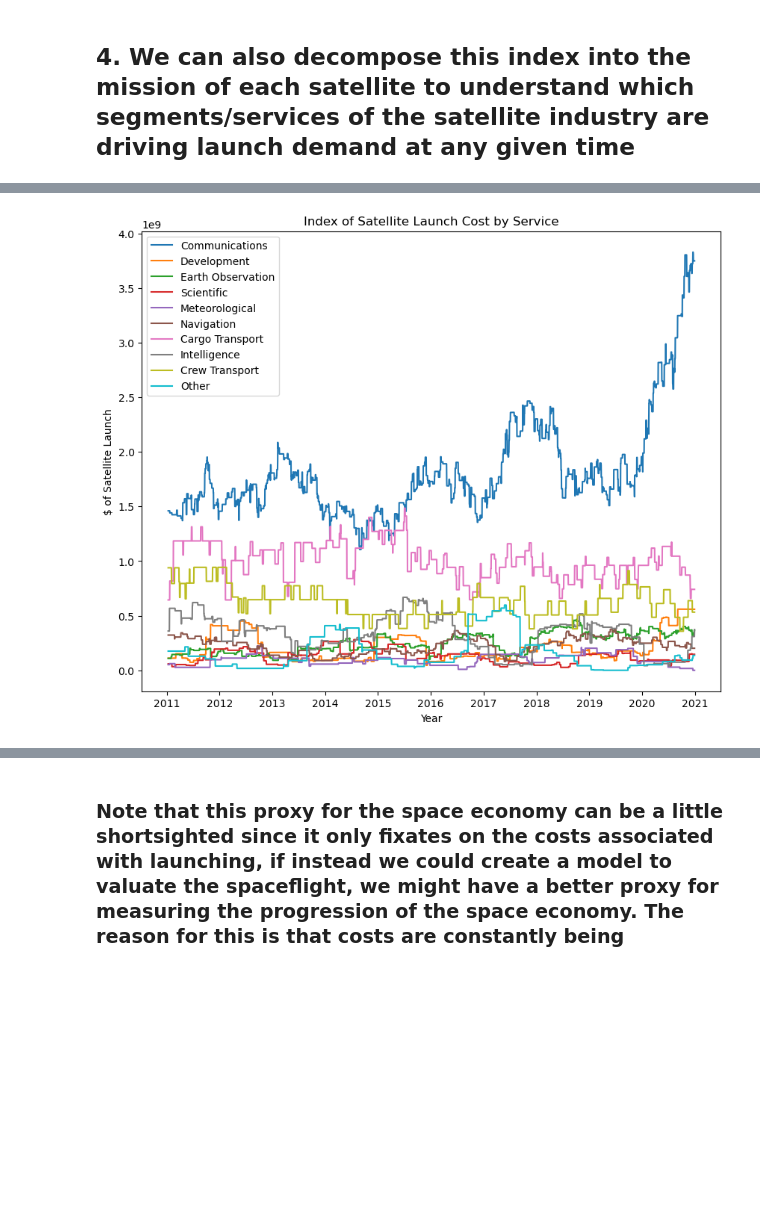
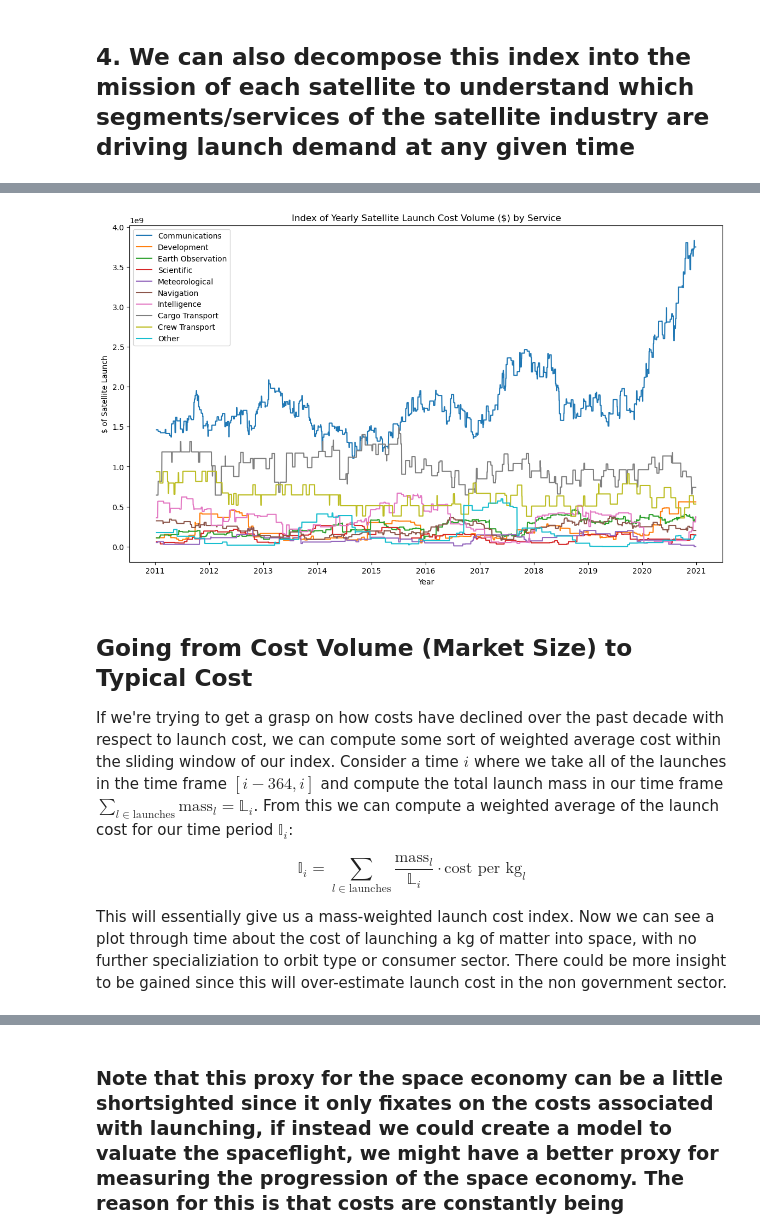
Before and after one commit to LuckyLeqi/CME291, a Jupyter notebook: launches.ipynb, the cells around one changed output, grey strips where cells are left out. Cells and saved outputs as stored; diff of their text form; code cells hidden in the pictures; blank space fills up the shorter version.

Commit message:
Added mass-adjusted cost index

```diff
--- a/launches.ipynb
+++ b/launches.ipynb
@@ -104,6 +104,7 @@ print(launch_costs_dict)
 ## 2. Now, map each launch into a cost amount by transforming cost/kg with total kg of spaceflight
 # %%
 mitre['total cost'] = mitre.apply(lambda row: launch_costs_dict[row['Platform']]*row['Mass at Launch kg'] if row['Platform'] in launch_costs_dict else 0, axis = 1)
+mitre['cost_kg'] = mitre.apply(lambda row: launch_costs_dict[row['Platform']] if row['Platform'] in launch_costs_dict else np.nan, axis = 1)
 display(mitre[['Launch Vehicle Name', 'total cost', 'Spacecraft Missions/Payloads']])
 # %% [output]
 |  | Launch Vehicle Name | total cost | Spacecraft Missions/Payloads |
@@ -142,7 +143,7 @@ print(f'Number of services: {num_segments}')
 print(mitre['Spacecraft Missions/Payloads'].value_counts())
 
 #Now lets define our own lis of important segments (we want broad general categories, can get more specific later if we really want to)
-segments = ['Communications', 'Development', 'Earth Observation', 'Scientific', 'Meteorological', 'Navigation', 'Cargo Transport', 'Intelligence', 'Crew Transport', 'Other']
+segments = ['Communications', 'Development', 'Earth Observation', 'Scientific', 'Meteorological', 'Navigation', 'Intelligence', 'Cargo Transport', 'Crew Transport', 'Other']
 
 #Now map each subcategory into a general one:
 def map_general(x):
@@ -174,23 +175,34 @@ Name: Spacecraft Missions/Payloads, dtype: int64
 # %%
 ## Now let's plot these different segments
 mitre['Launch Date - Actual from Launch Events'] = pd.to_datetime(mitre['Launch Date - Actual from Launch Events'])
 true_idx = pd.date_range(mitre['Launch Date - Actual from Launch Events'].sort_values().values[0], mitre['Launch Date - Actual from Launch Events'].sort_values().values[-1])
 segment_series = [mitre.loc[mitre['segment'] == seg, ['Launch Date - Actual from Launch Events', 'total cost', 'segment']] for seg in segments]
 segment_series = [series.groupby('Launch Date - Actual from Launch Events').sum(numeric_only = True) for series in segment_series]
 segment_series = [series.sort_index() for series in segment_series]
 segment_series = [series.reindex(true_idx, fill_value = 0.0) for series in segment_series]
 
 segment_index =  [(seg, series['total cost'].rolling('360d', min_periods = None).sum()[360:]) for seg, series in zip(segments, segment_series)]
 
 
 for index in segment_index:
     plt.plot(index[1], label = index[0])
 
 plt.legend()
 plt.xlabel("Year")
 plt.ylabel("$ of Satellite Launch")
-plt.title("Index of Satellite Launch Cost by Service")
+plt.title("Index of Yearly Satellite Launch Cost Volume ($) by Service")
 fig = plt.gcf()
-fig.set_size_inches((10, 8))
+fig.set_size_inches((14, 8))
 # %% [output]
-[figure, old version]
+[figure, new version]
+# %% [markdown]
+## Going from Cost Volume (Market Size) to Typical Cost
+
+If we're trying to get a grasp on how costs have declined over the past decade with respect to launch cost, we can compute some sort of weighted average cost within the sliding window of our index. Consider a time $i$ where we take all of the launches in the time frame $[i-364, i]$ and compute the total launch mass in our time frame $\sum_{l \in \text{launches}} \text{mass}_{l} = \mathbb{L}_{i}$. From this we can compute a weighted average of the launch cost for our time period $\mathbb{I}_{i}$:
+
+\begin{equation}
+    \mathbb{I}_{i} = \sum_{l \in \text{launches}} \frac{\text{mass}_{l}}{\mathbb{L}_{i}} \cdot \text{cost per kg}_{l}
+\end{equation}
+
+
+This will essentially give us a mass-weighted launch cost index. Now we can see a plot through time about the cost of launching a kg of matter into space, with no further specializiation to orbit type or consumer sector. There could be more insight to be gained since this will over-estimate launch cost in the non government sector.
```
Also changed, not shown: parts of 4 cells of this notebook.
